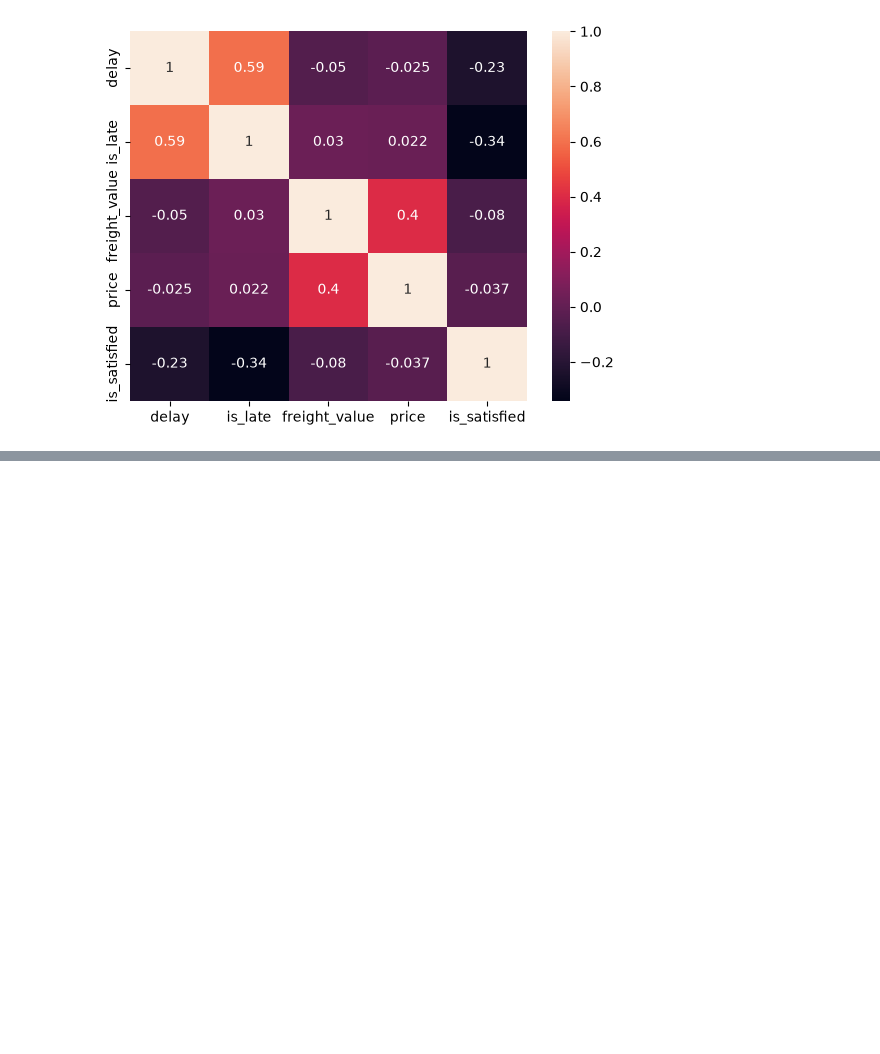
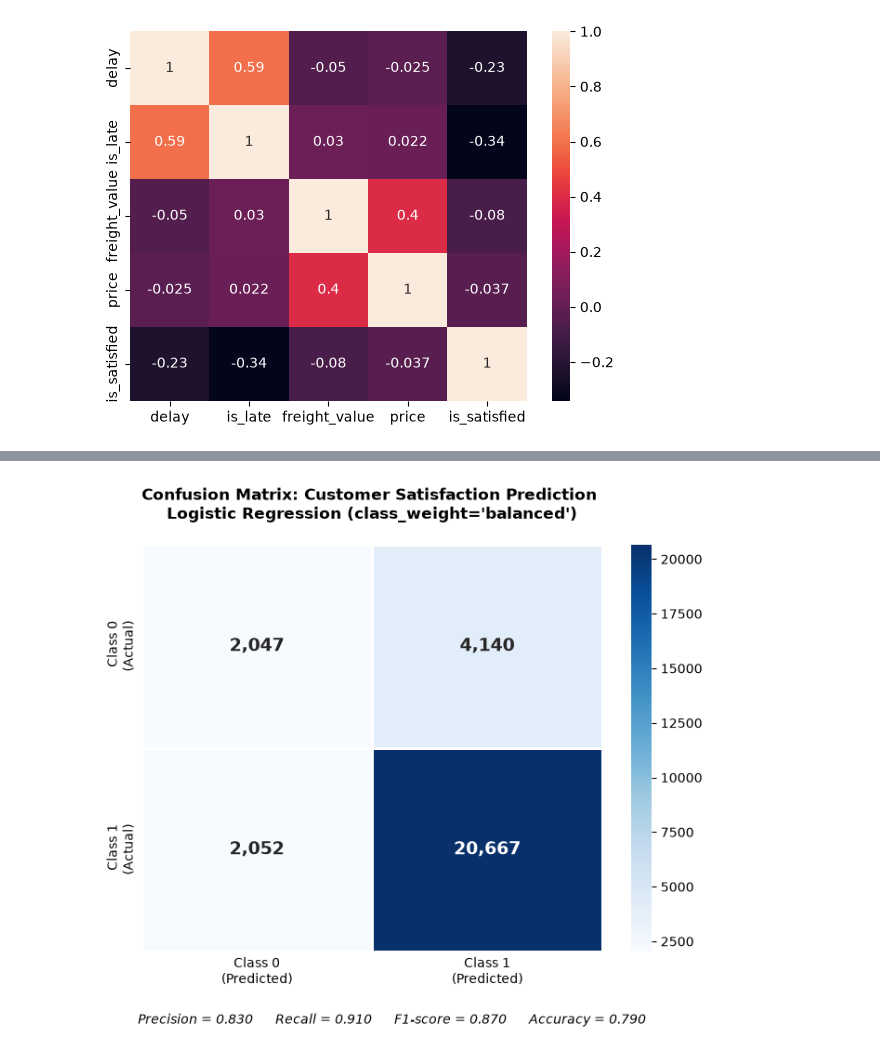
Before and after one commit to Absurdnoobman/SCI19_3431, a Jupyter notebook: review_prediction.ipynb, the cells around one changed output, grey strips where cells are left out. Saved outputs shown, nothing was run; the diff lists cells and outputs as text; code cells hidden in the pictures; blank space fills up the shorter version.

Commit message:
add graph

```diff
--- a/review_prediction.ipynb
+++ b/review_prediction.ipynb
@@ -230,0 +269,48 @@ sns.heatmap(merged[['delay', 'is_late', 'freight_value', 'price', 'is_satisfied'
+# %%
+import numpy as np
+import matplotlib.pyplot as plt
+import seaborn as sns
+
+# Confusion matrix data from the provided report (image_db7a1c.png)
+cm = np.array([[2047, 4140],
+               [2052, 20667]])
+
+# Set up the figure
+fig, ax = plt.subplots(figsize=(8, 6))
+
+# Create the heatmap to match the exact style (Screenshot 2026-09-03 103102.png)
+sns.heatmap(cm, annot=True, fmt=',d', cmap='Blues',
+            linewidths=2, linecolor='white',
+            cbar=True,
+            annot_kws={'weight': 'bold', 'size': 14},
+            ax=ax)
+
+# Configure axes labels to match the style format
+ax.set_xticks([0.5, 1.5])
+ax.set_xticklabels(['Class 0\n(Predicted)', 'Class 1\n(Predicted)'])
+
+ax.set_yticks([0.5, 1.5])
+ax.set_yticklabels(['Class 0\n(Actual)', 'Class 1\n(Actual)'], va='center')
+
+# Remove axis ticks
+ax.tick_params(axis='both', which='both', length=0)
+
+# Metrics from the report (using Class 1 and overall Accuracy)
+precision = 0.83
+recall = 0.91
+f1_score = 0.87
+accuracy = 0.79
+
+# Add metrics text at the bottom matching the italicized style
+metrics_text = f"Precision = {precision:.3f}      Recall = {recall:.3f}      F1-score = {f1_score:.3f}      Accuracy = {accuracy:.3f}"
+plt.figtext(0.12, 0.02, metrics_text, ha='left', fontsize=10, style='italic')
+
+# Adjust layout to make room for the text at the bottom and match proportions
+plt.subplots_adjust(bottom=0.15)
+
+plt.title("Confusion Matrix: Customer Satisfaction Prediction \nLogistic Regression (class_weight='balanced')", fontweight='bold', pad=20)
+
+# Display the plot
+plt.show()
+# %% [output]
+[figure, added]
```
Also changed, not shown: parts of 5 cells of this notebook.
